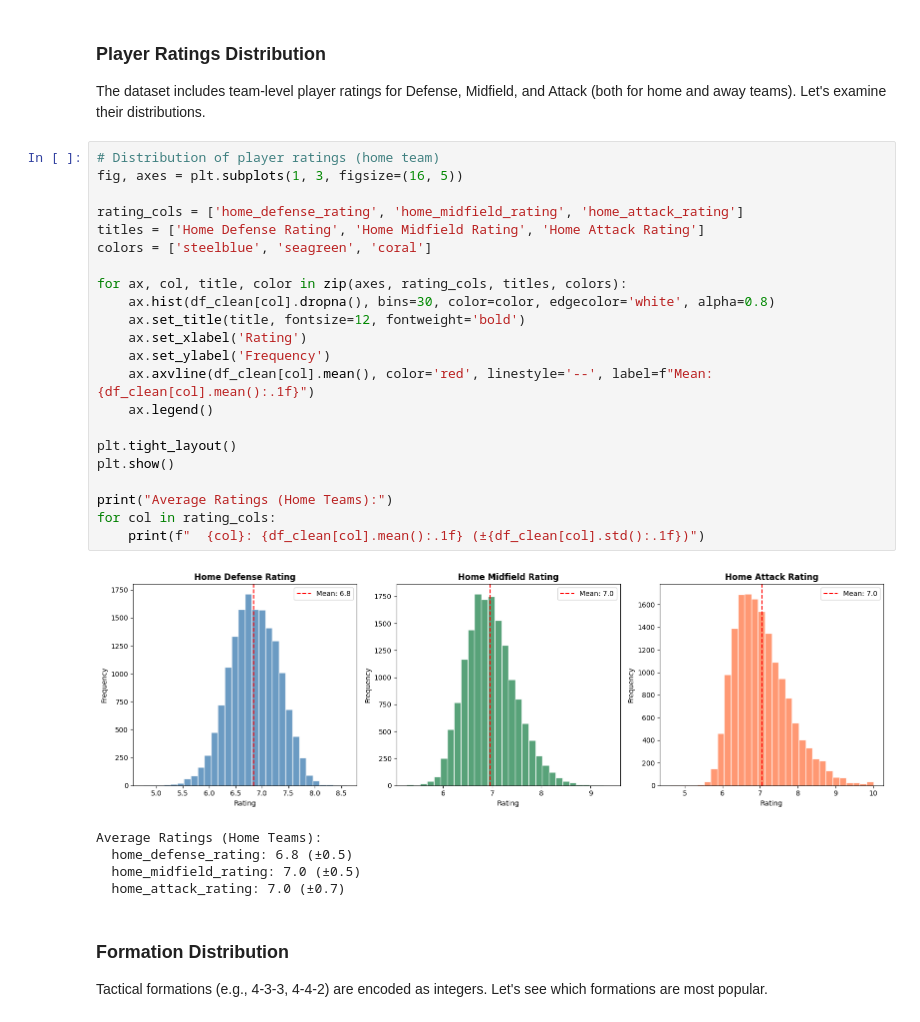
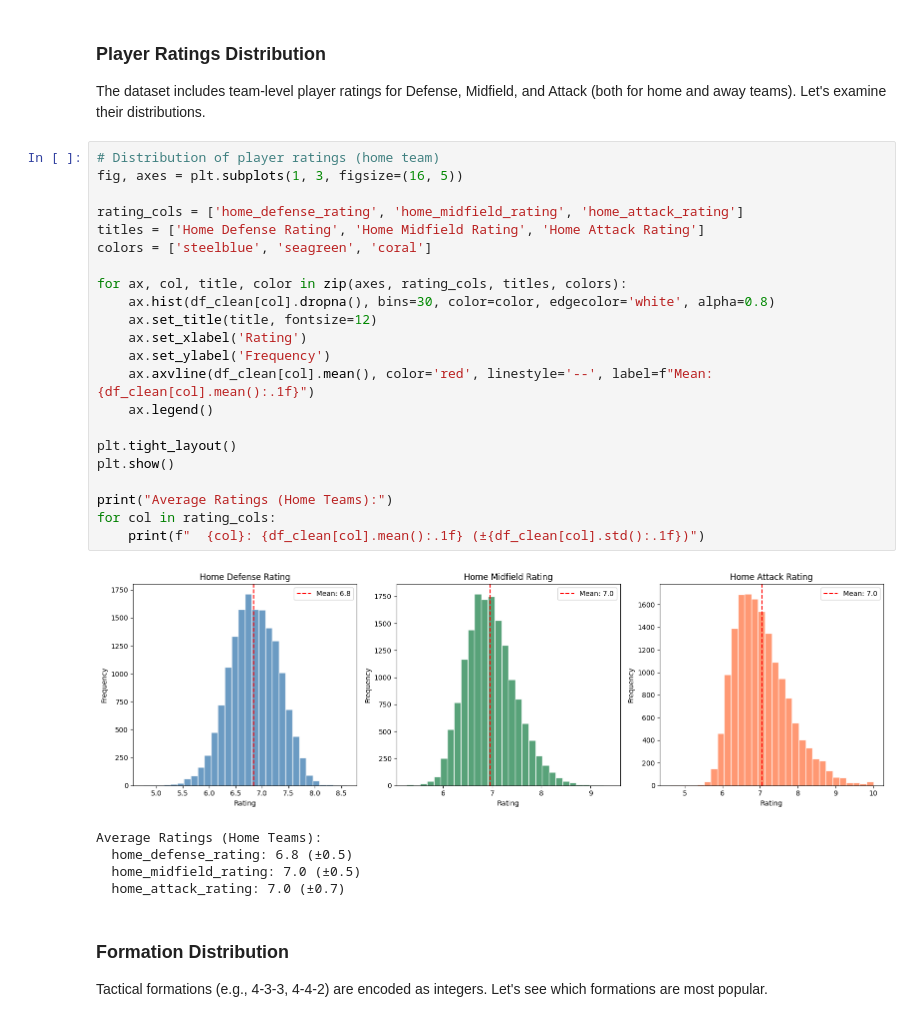
Before and after one commit to magrimuc/prj-2-eda-sql-football-matches-statistics, a Jupyter notebook: octavian_notebook.ipynb, the cells around one changed output. Cells and saved outputs as stored; diff of their text form.

```diff
--- a/octavian_notebook.ipynb
+++ b/octavian_notebook.ipynb
@@ -694,27 +694,27 @@ The dataset includes team-level player ratings for Defense, Midfield, and Attack
 # %%
 # Distribution of player ratings (home team)
 fig, axes = plt.subplots(1, 3, figsize=(16, 5))
 
 rating_cols = ['home_defense_rating', 'home_midfield_rating', 'home_attack_rating']
 titles = ['Home Defense Rating', 'Home Midfield Rating', 'Home Attack Rating']
 colors = ['steelblue', 'seagreen', 'coral']
 
 for ax, col, title, color in zip(axes, rating_cols, titles, colors):
     ax.hist(df_clean[col].dropna(), bins=30, color=color, edgecolor='white', alpha=0.8)
-    ax.set_title(title, fontsize=12, fontweight='bold')
+    ax.set_title(title, fontsize=12)
     ax.set_xlabel('Rating')
     ax.set_ylabel('Frequency')
     ax.axvline(df_clean[col].mean(), color='red', linestyle='--', label=f"Mean: {df_clean[col].mean():.1f}")
     ax.legend()
 
 plt.tight_layout()
 plt.show()
 
 print("Average Ratings (Home Teams):")
 for col in rating_cols:
     print(f"  {col}: {df_clean[col].mean():.1f} (±{df_clean[col].std():.1f})")
 # %% [output]
-[figure, old version]
+[figure, new version]
 Average Ratings (Home Teams):
   home_defense_rating: 6.8 (±0.5)
   home_midfield_rating: 7.0 (±0.5)
```
Also changed, not shown: parts of 4 cells of this notebook.
